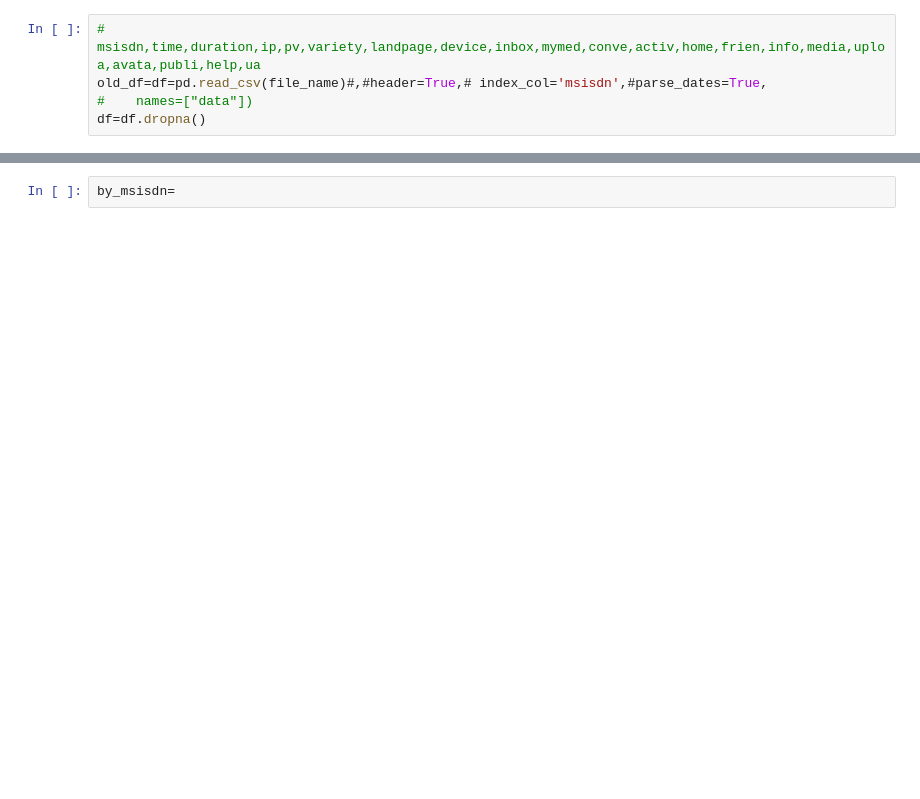
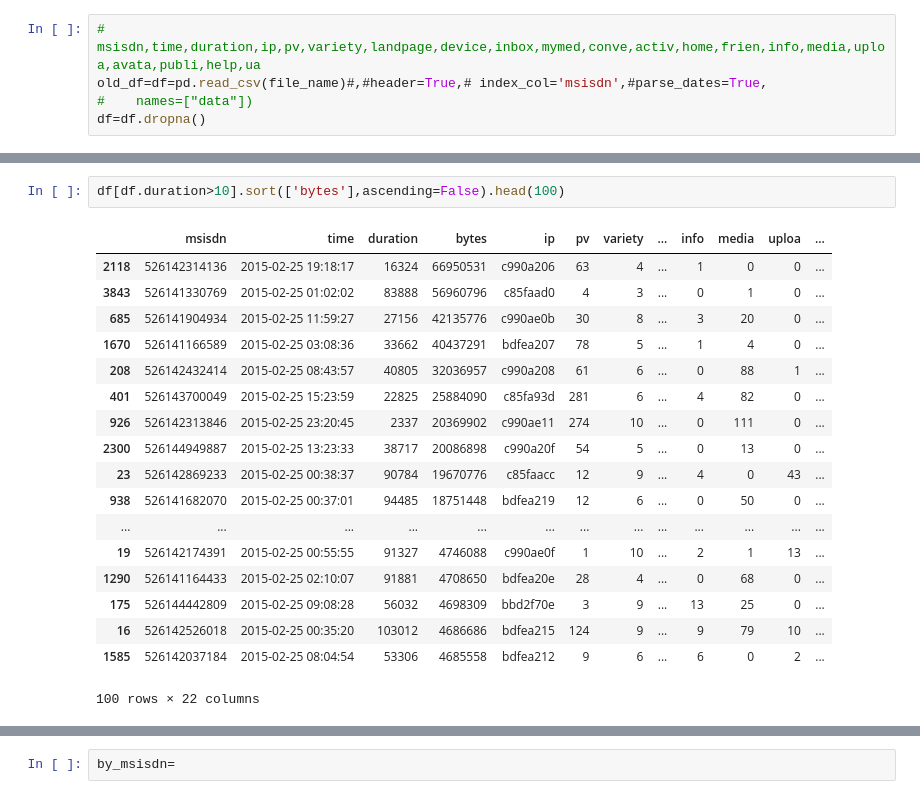
Before and after one commit to nicolasgo/_pmx, a Jupyter notebook: UserDataBytes.ipynb, the cells around one changed output, grey strips where cells are left out. Drawn from its saved outputs; the diff is of its cells as text; blank space fills up the shorter version.

```diff
--- a/UserDataBytes.ipynb
+++ b/UserDataBytes.ipynb
@@ -44 +40,22 @@ df.describe()
+# %%
+df[df.duration>10].sort(['bytes'],ascending=False).head(100)
+# %% [output]
+|  | msisdn | time | duration | bytes | ip | pv | variety | ... | info | media | uploa | ... |
+| 2118 | 526142314136 | 2015-02-25 19:18:17 | 16324 | 66950531 | c990a206 | 63 | 4 | ... | 1 | 0 | 0 | ... |
+| 3843 | 526141330769 | 2015-02-25 01:02:02 | 83888 | 56960796 | c85faad0 | 4 | 3 | ... | 0 | 1 | 0 | ... |
+| 685 | 526141904934 | 2015-02-25 11:59:27 | 27156 | 42135776 | c990ae0b | 30 | 8 | ... | 3 | 20 | 0 | ... |
+| 1670 | 526141166589 | 2015-02-25 03:08:36 | 33662 | 40437291 | bdfea207 | 78 | 5 | ... | 1 | 4 | 0 | ... |
+| 208 | 526142432414 | 2015-02-25 08:43:57 | 40805 | 32036957 | c990a208 | 61 | 6 | ... | 0 | 88 | 1 | ... |
+| 401 | 526143700049 | 2015-02-25 15:23:59 | 22825 | 25884090 | c85fa93d | 281 | 6 | ... | 4 | 82 | 0 | ... |
+| 926 | 526142313846 | 2015-02-25 23:20:45 | 2337 | 20369902 | c990ae11 | 274 | 10 | ... | 0 | 111 | 0 | ... |
+| 2300 | 526144949887 | 2015-02-25 13:23:33 | 38717 | 20086898 | c990a20f | 54 | 5 | ... | 0 | 13 | 0 | ... |
+| 23 | 526142869233 | 2015-02-25 00:38:37 | 90784 | 19670776 | c85faacc | 12 | 9 | ... | 4 | 0 | 43 | ... |
+| 938 | 526141682070 | 2015-02-25 00:37:01 | 94485 | 18751448 | bdfea219 | 12 | 6 | ... | 0 | 50 | 0 | ... |
+| ... | ... | ... | ... | ... | ... | ... | ... | ... | ... | ... | ... | ... |
+| 19 | 526142174391 | 2015-02-25 00:55:55 | 91327 | 4746088 | c990ae0f | 1 | 10 | ... | 2 | 1 | 13 | ... |
+| 1290 | 526141164433 | 2015-02-25 02:10:07 | 91881 | 4708650 | bdfea20e | 28 | 4 | ... | 0 | 68 | 0 | ... |
+| 175 | 526144442809 | 2015-02-25 09:08:28 | 56032 | 4698309 | bbd2f70e | 3 | 9 | ... | 13 | 25 | 0 | ... |
+| 16 | 526142526018 | 2015-02-25 00:35:20 | 103012 | 4686686 | bdfea215 | 124 | 9 | ... | 9 | 79 | 10 | ... |
+| 1585 | 526142037184 | 2015-02-25 08:04:54 | 53306 | 4685558 | bdfea212 | 9 | 6 | ... | 6 | 0 | 2 | ... |
+100 rows × 22 columns
 # %%
```
Also changed, not shown: parts of 7 cells of this notebook, 4 other files.
